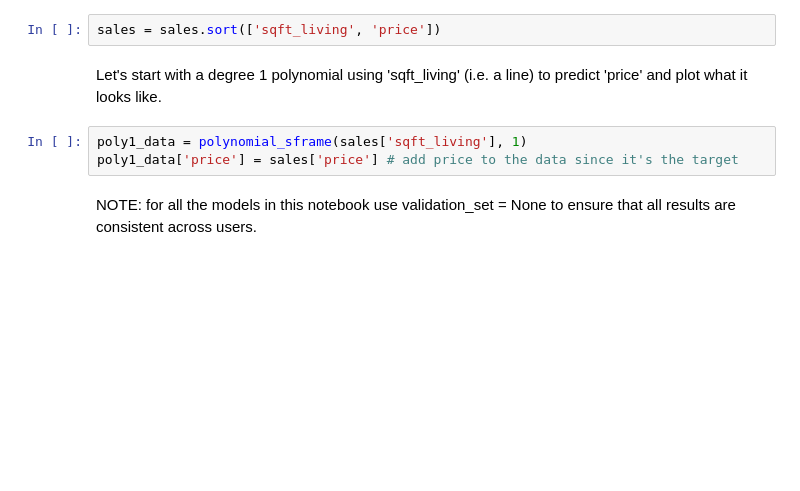
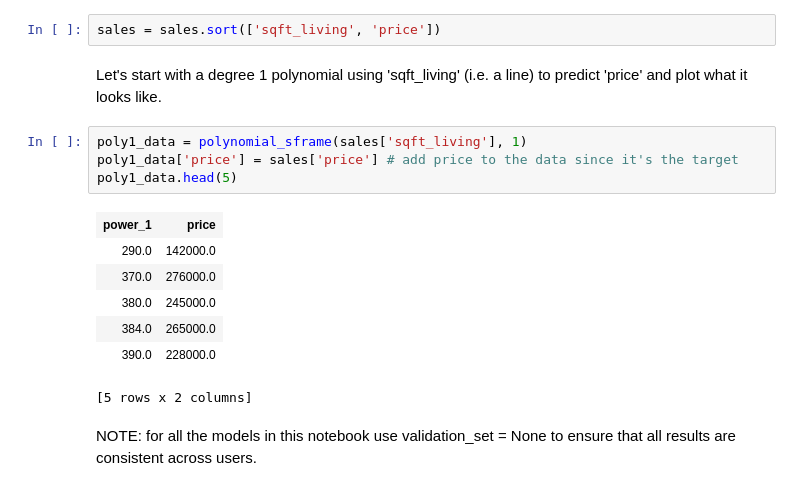
Before and after one commit to sethbunke/MachineLearningAlgorithmsFromScratch, a Jupyter notebook: week-3-polynomial-regression-assignment-blank.ipynb, the cells around one changed output. Cells and saved outputs as stored; diff of their text form; blank space fills up the shorter version.

```diff
--- a/week-3-polynomial-regression-assignment-blank.ipynb
+++ b/week-3-polynomial-regression-assignment-blank.ipynb
@@ -96,6 +94,15 @@ Let's start with a degree 1 polynomial using 'sqft_living' (i.e. a line) to pred
 # %%
 poly1_data = polynomial_sframe(sales['sqft_living'], 1)
 poly1_data['price'] = sales['price'] # add price to the data since it's the target
+poly1_data.head(5)
+# %% [output]
+| power_1 | price |
+| 290.0 | 142000.0 |
+| 370.0 | 276000.0 |
+| 380.0 | 245000.0 |
+| 384.0 | 265000.0 |
+| 390.0 | 228000.0 |
+[5 rows x 2 columns]
 # %% [markdown]
 NOTE: for all the models in this notebook use validation_set = None to ensure that all results are consistent across users.
 # %%
```
Also changed, not shown: parts of 7 cells of this notebook.
